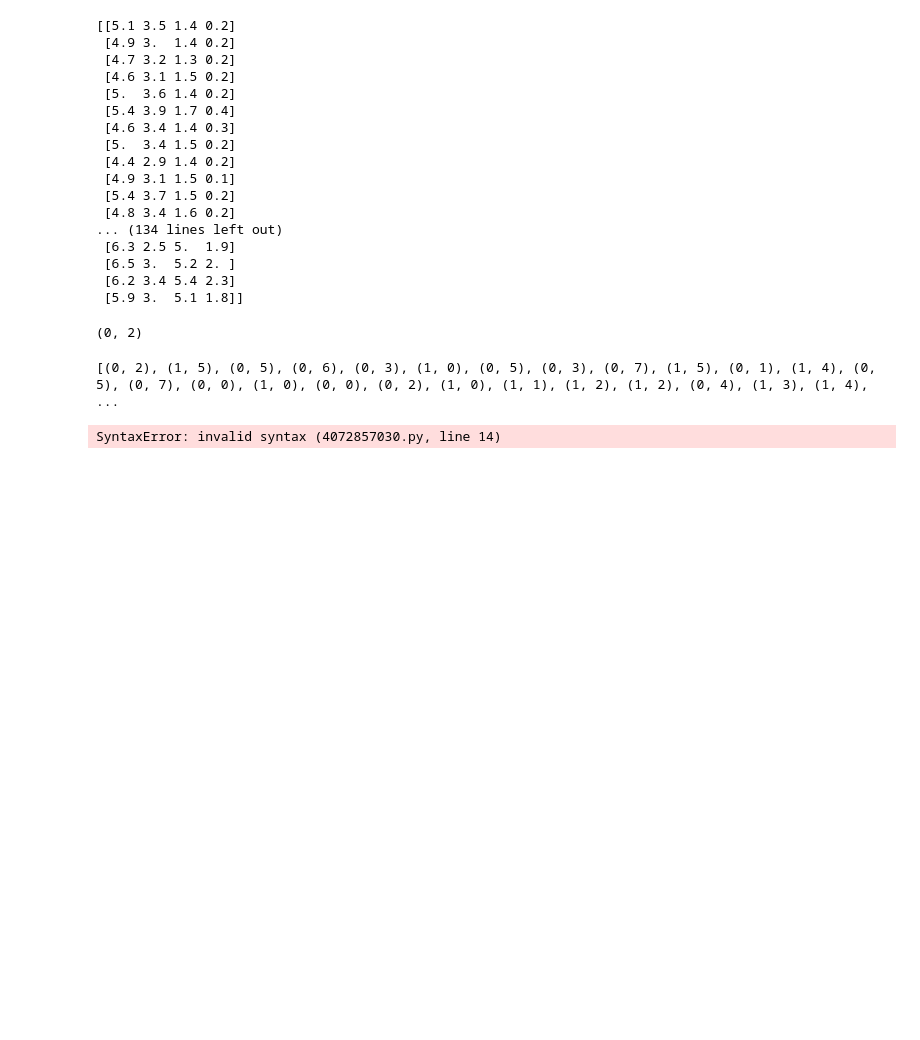
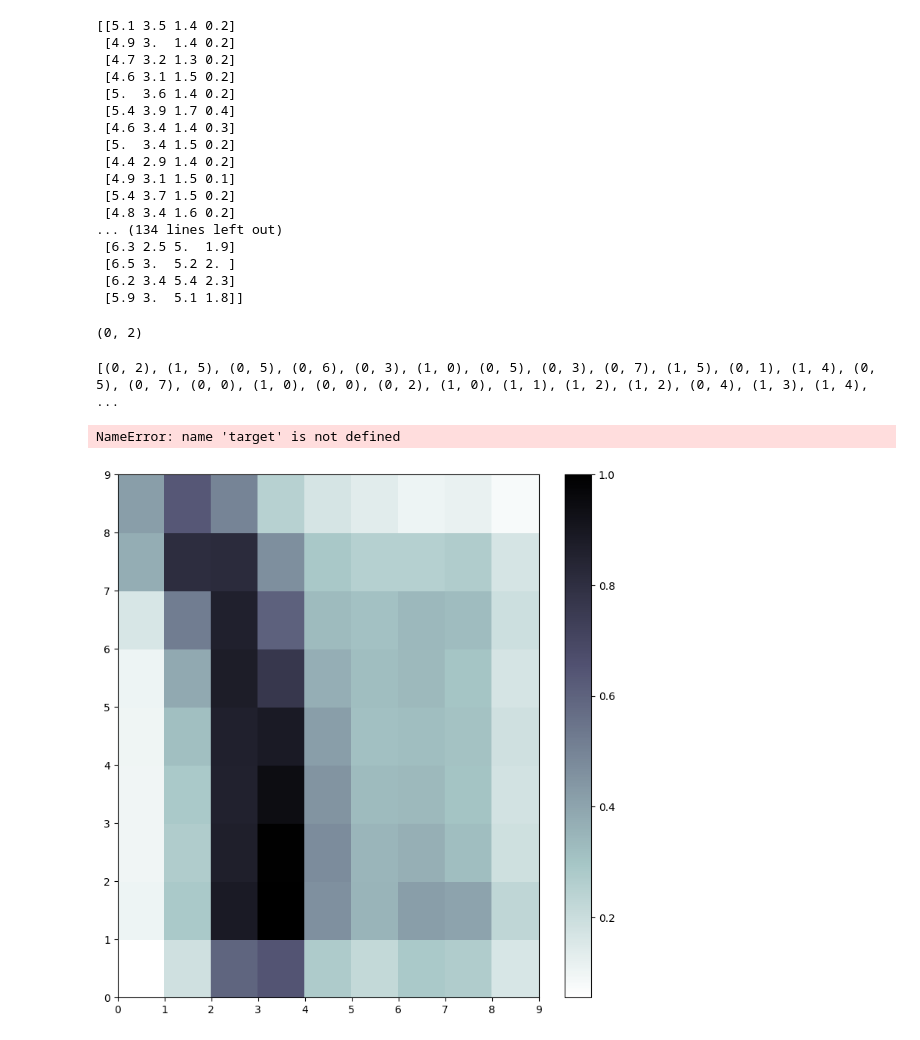
Before and after one commit to 17Aidan/Thesis, a Jupyter notebook: FunKy town.ipynb, the cells around one changed output. Cells and saved outputs as stored; diff of their text form; code cells hidden in the pictures; blank space fills up the shorter version.

```diff
--- a/FunKy town.ipynb
+++ b/FunKy town.ipynb
@@ -88,24 +88,25 @@ print(somlist)
 # %% [output]
 [(0, 2), (1, 5), (0, 5), (0, 6), (0, 3), (1, 0), (0, 5), (0, 3), (0, 7), (1, 5), (0, 1), (1, 4), (0, 5), (0, 7), (0, 0), (1, 0), (0, 0), (0, 2), (1, 0), (1, 1), (1, 2), (1, 2), (0, 4), (1, 3), (1, 4), ...
 # %%
-
+""""""
 plt.figure(figsize=(9, 9))
 
 plt.pcolor(som.distance_map().T, cmap='bone_r')  # plotting the distance map as background
 plt.colorbar()
 
 # Plotting the response for each pattern in the iris dataset
 # different colors and markers for each label
 markers = ['o', 's', 'D']
 colors = ['C0', 'C1', 'C2']
-for cnt, xx in enumerate(data):
+for cnt, xx in enumerate(darr):
     w = som.winner(xx)  # getting the winner
     # palce a marker on the winning position for the sample xx
     plt.plot(w[0]+.5, w[1]+.5, markers[target[cnt]-1], markerfacecolor='None',
              markeredgecolor=colors[target[cnt]-1], markersize=12, markeredgewidth=2)
 
 plt.show()
 # %% [output]
-SyntaxError: invalid syntax (4072857030.py, line 14)
+NameError: name 'target' is not defined
+[figure, added]
 # %%
 cl.use_kmeans(somlist, labels)
```
Also changed, not shown: parts of 8 cells of this notebook, 1 other file.
